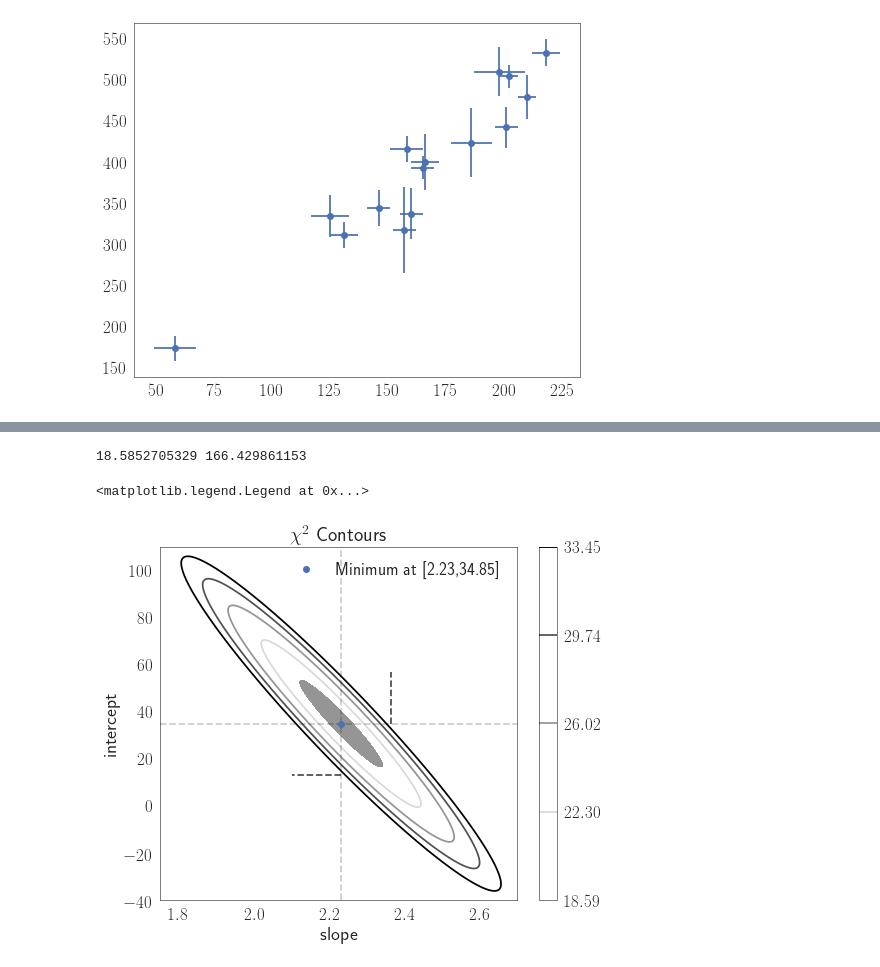
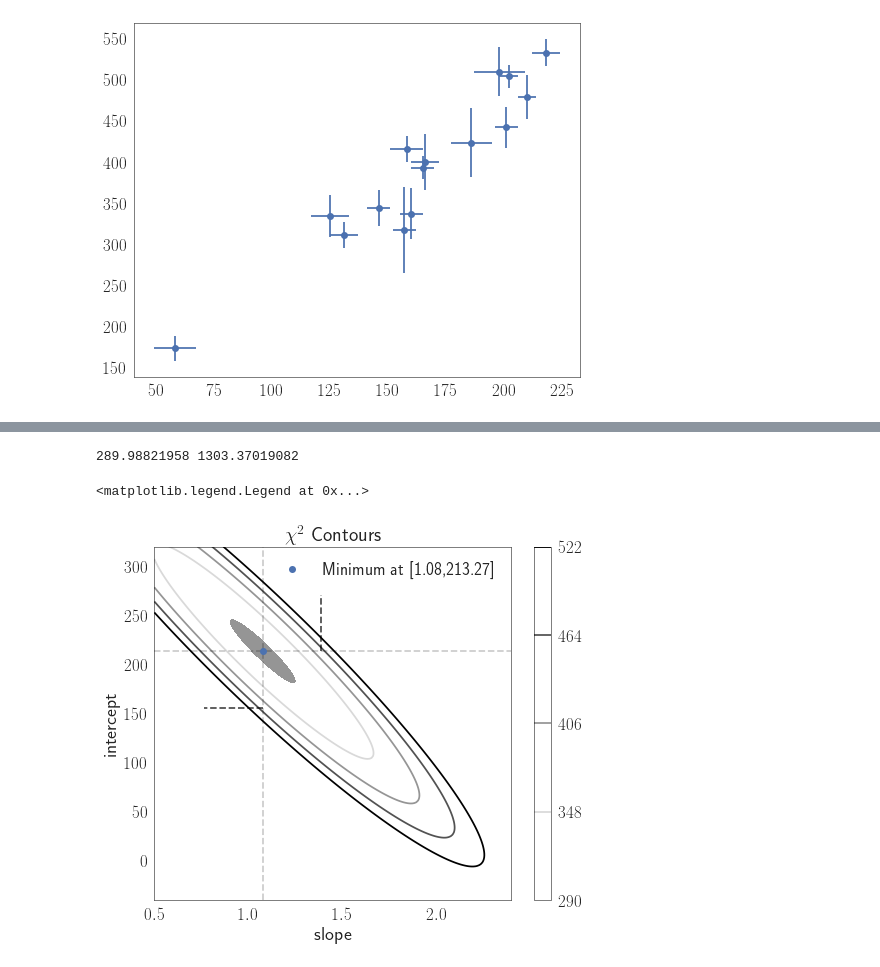
Before and after one commit to UOAPythonWorkshop/Astrostatistics-Workshop, a Jupyter notebook: Linear Regression.ipynb, the cells around one changed output, grey strips where cells are left out. Drawn from its saved outputs; the diff is of its cells as text; code cells hidden in the pictures.

```diff
--- a/Linear Regression.ipynb
+++ b/Linear Regression.ipynb
@@ -76,0 +113,8 @@ Y=(34.8 +- 22.0) + (2.2 +- 0.13) X
+# %%
+data = fetch_hogg2010test()
+x = data['x']
+y = data['y']
+sigma_x = data['sigma_x']
+sigma_y = data['sigma_y']
+rho_xy = data['rho_xy']
+plt.errorbar(x,y,yerr=sigma_y,xerr=sigma_x,fmt='o')
@@ -77,9 +124,13 @@ Y=(34.8 +- 22.0) + (2.2 +- 0.13) X
 # %%
+Mcft,dMcf2t=curve_fit(f,x,y,[2.,30.],sigma=sigma_y)
+dMcft=np.sqrt(np.diag(dMcf2t))
+print Mcft, dMcft
+print 'Y=({:.1f} +- {:.1f}) + ({:.1f} +- {:.2f}) X'.format(Mcft[0],dMcft[0],Mcft[1],dMcft[1])
 xx=np.linspace(x.min(),x.max())
 plt.errorbar(x,y,yerr=sigma_y,fmt='o')
-plt.plot(xx,f(xx,Mcf[0],Mcf[1]),label='Scipy Curve Fit')
-plt.fill_between(xx,f(xx,Mcf[0]-dMcf[0],Mcf[1]),f(xx,Mcf[0]+dMcf[0],Mcf[1]),alpha=0.25,label='95\% Confidence')
-plt.fill_between(xx,f(xx,Mcf[0],Mcf[1]-dMcf[1]),f(xx,Mcf[0],Mcf[1]+dMcf[1]),alpha=0.25,label='95\% Confidence')
-
+plt.plot(xx,f(xx,Mcft[0],Mcft[1]),label='Scipy Curve Fit')
+plt.fill_between(xx,f(xx,Mcft[0]-dMcft[0],Mcft[1]),f(xx,Mcft[0]+dMcft[0],Mcft[1]),alpha=0.25,label='95\% Confidence')
+plt.fill_between(xx,f(xx,Mcft[0],Mcft[1]-dMcft[1]),f(xx,Mcft[0],Mcft[1]+dMcft[1]),alpha=0.25,label='95\% Confidence')
+plt.plot(xx,f(xx,Mcf[0],Mcf[1]),'--',label='Scipy Curve Fit (No outliers)')
 plt.legend(loc='best')
 # %% [output]
@@ -88,28 +141,26 @@ plt.legend(loc='best')
-# %%
-N=200
-bb=np.linspace(-40,110,N)
-mm=np.linspace(1.75,2.7,N)
-LogL=np.zeros((len(bb),len(mm)))
-for i,b in enumerate(bb):
-    for j,m in enumerate(mm):
-        LogL[i,j]=np.sum((y-f(x,b,m))**2/sigma_y**2)
-print LogL.min(),LogL.mean()
-# %% [output]
-18.5852705329 166.429861153
 # %%
+N=200
+bb=np.linspace(-40,320,N)
+mm=np.linspace(0.5,2.4,N)
+LogL=np.zeros((len(bb),len(mm)))
+for i,b in enumerate(bb):
+    for j,m in enumerate(mm):
+        LogL[i,j]=np.sum((y-f(x,b,m))**2/sigma_y**2)
+print LogL.min(),LogL.mean()
 ax=plt.subplot()
 c=ax.contour(LogL,np.linspace(LogL.min(),1.8*LogL.min(),5),extent=[mm.min(),mm.max(),bb.min(),bb.max()])
-c2=ax.contourf(LogL,[LogL.min(),LogL.min()+1],extent=[mm.min(),mm.max(),bb.min(),bb.max()],label='$\chi ^2+1$')
+c2=ax.contourf(LogL,[LogL.min(),LogL.min()+5],extent=[mm.min(),mm.max(),bb.min(),bb.max()],label='$\chi ^2+1$')
 ax.set_xlabel('slope')
 ax.set_ylabel('intercept')
-ax.vlines(Mcf[1],bb.min(),bb.max(),linestyles='--',alpha=0.2)
-ax.hlines(Mcf[0],mm.min(),mm.max(),linestyles='--',alpha=0.2)
-ax.vlines(Mcf[1]+dMcf[1],Mcf[0],Mcf[0]+dMcf[0],linestyles='--',alpha=0.7)#,label=r'Intercept $\sigma$')
-ax.hlines(Mcf[0]-dMcf[0],Mcf[1],Mcf[1]-dMcf[1],linestyles='--',alpha=0.7)#,label=r'Slope $\sigma$')
-ax.plot([Mcf[1]],[Mcf[0]],'o',label='Minimum at [{:.2f},{:.2f}]'.format(Mcf[1],Mcf[0]))
+ax.vlines(Mcft[1],bb.min(),bb.max(),linestyles='--',alpha=0.2)
+ax.hlines(Mcft[0],mm.min(),mm.max(),linestyles='--',alpha=0.2)
+ax.vlines(Mcft[1]+dMcft[1],Mcft[0],Mcft[0]+dMcft[0],linestyles='--',alpha=0.7)#,label=r'Intercept $\sigma$')
+ax.hlines(Mcft[0]-dMcft[0],Mcft[1],Mcft[1]-dMcft[1],linestyles='--',alpha=0.7)#,label=r'Slope $\sigma$')
+ax.plot([Mcft[1]],[Mcft[0]],'o',label='Minimum at [{:.2f},{:.2f}]'.format(Mcft[1],Mcft[0]))
 ax.set_title('$\chi ^2$ Contours')
 plt.colorbar(c,ax=ax)
 ax.legend()
 # %% [output]
-<matplotlib.legend.Legend at 0x...>
+289.98821958 1303.37019082
+<matplotlib.legend.Legend at 0x...>
-[figure, old version]
+[figure, new version]
```
Also changed, not shown: parts of 5 cells of this notebook.
